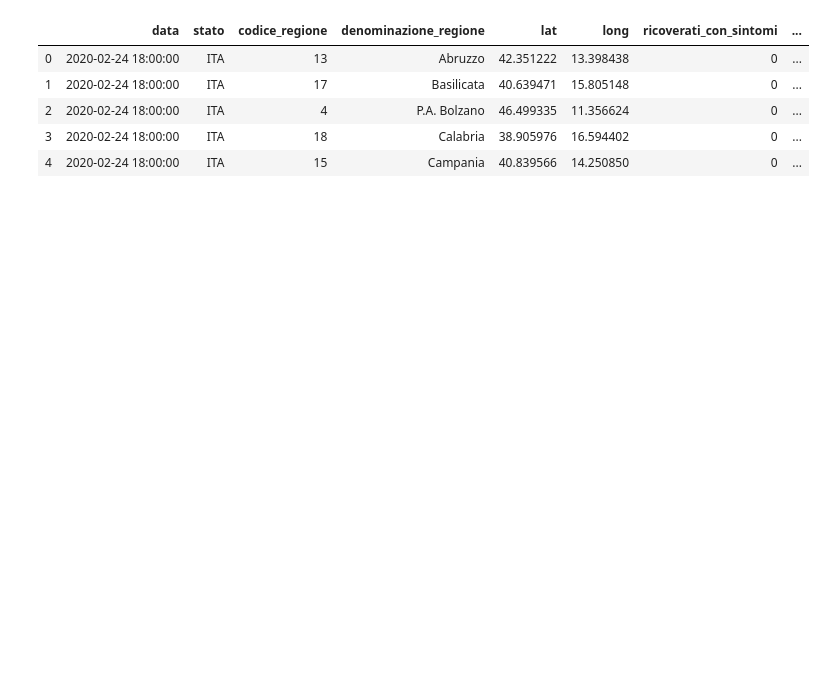
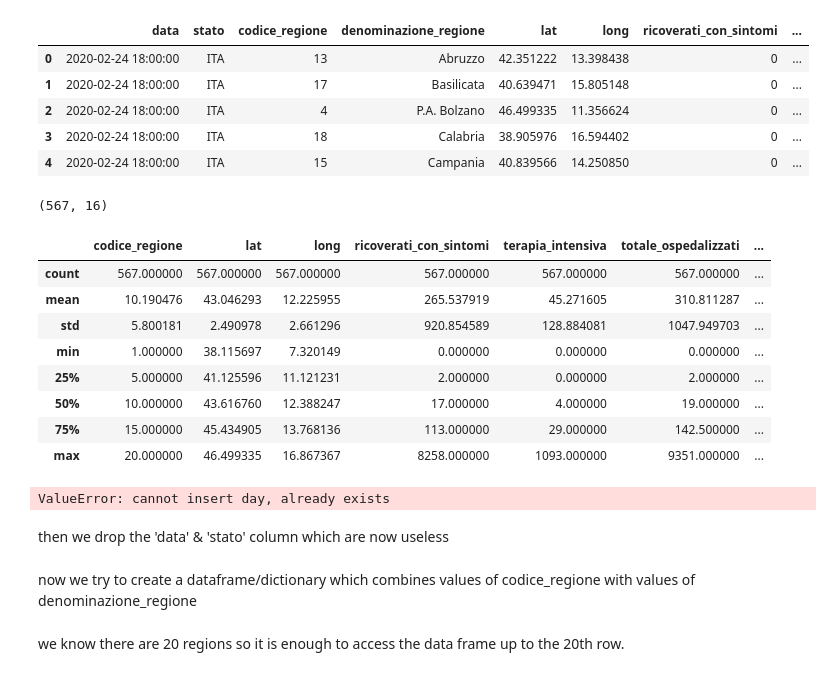
Before and after one commit to simonegiancola09/covid-19-Analysis, a Jupyter notebook: Covid.ipynb, the cells around one changed output. Cells and saved outputs as stored; diff of their text form; code cells hidden in the pictures; blank space fills up the shorter version.

```diff
--- a/Covid.ipynb
+++ b/Covid.ipynb
@@ -26,3 +27,31 @@ regioni.head()
 | 2 | 2020-02-24 18:00:00 | ITA | 4 | P.A. Bolzano | 46.499335 | 11.356624 | 0 | ... |
 | 3 | 2020-02-24 18:00:00 | ITA | 18 | Calabria | 38.905976 | 16.594402 | 0 | ... |
 | 4 | 2020-02-24 18:00:00 | ITA | 15 | Campania | 40.839566 | 14.250850 | 0 | ... |
+# %%
+regioni.shape
+# %% [output]
+(567, 16)
+# %%
+regioni.describe()
+# %% [output]
+|  | codice_regione | lat | long | ricoverati_con_sintomi | terapia_intensiva | totale_ospedalizzati | ... |
+| count | 567.000000 | 567.000000 | 567.000000 | 567.000000 | 567.000000 | 567.000000 | ... |
+| mean | 10.190476 | 43.046293 | 12.225955 | 265.537919 | 45.271605 | 310.811287 | ... |
+| std | 5.800181 | 2.490978 | 2.661296 | 920.854589 | 128.884081 | 1047.949703 | ... |
+| min | 1.000000 | 38.115697 | 7.320149 | 0.000000 | 0.000000 | 0.000000 | ... |
+| 25% | 5.000000 | 41.125596 | 11.121231 | 2.000000 | 0.000000 | 2.000000 | ... |
+| 50% | 10.000000 | 43.616760 | 12.388247 | 17.000000 | 4.000000 | 19.000000 | ... |
+| 75% | 15.000000 | 45.434905 | 13.768136 | 113.000000 | 29.000000 | 142.500000 | ... |
+| max | 20.000000 | 46.499335 | 16.867367 | 8258.000000 | 1093.000000 | 9351.000000 | ... |
+# %%
+day=regioni.data.copy()
+import numpy as np
+day=np.array(day)
+for i in range(len(day)):
+    day[i]=day[i][5:10]
+day=pd.Series(day)
+regioni.insert(0,column='day', value=day)
+# %% [output]
+ValueError: cannot insert day, already exists
+# %% [markdown]
+then we drop the 'data' & 'stato' column which are now useless
@@ -28,0 +60,4 @@ regioni.head()
+# %% [markdown]
+now we try to create a dataframe/dictionary which combines values of codice_regione with values of denominazione_regione
+# %% [markdown]
+we know there are 20 regions so it is enough to access the data frame up to the 20th row.
```
Also changed, not shown: parts of 12 cells of this notebook.
